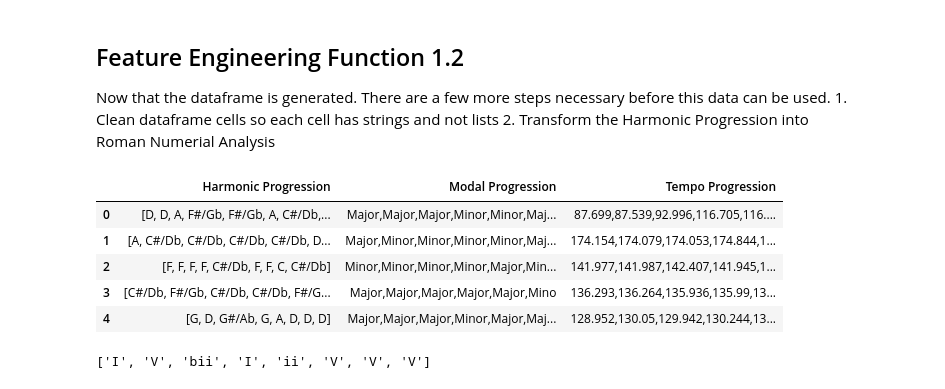
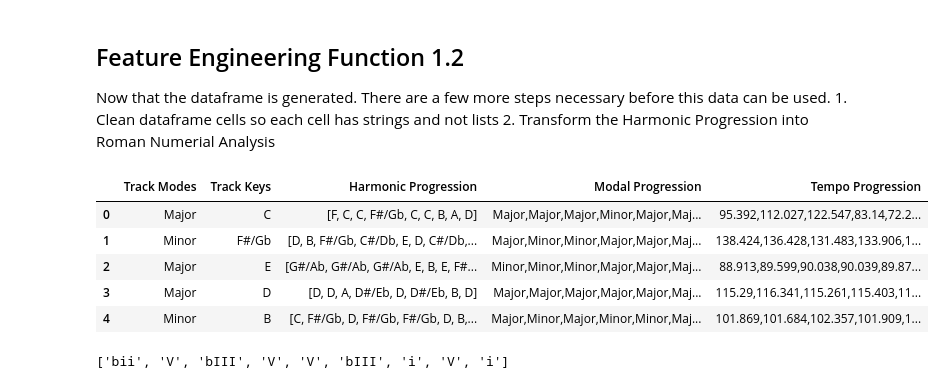
Before and after one commit to FinchMF/Classification_Models, a Jupyter notebook: Gathering_Data.ipynb, the cells around one changed output. Cells and saved outputs as stored; diff of their text form; code cells hidden in the pictures.

```diff
--- a/Gathering_Data.ipynb
+++ b/Gathering_Data.ipynb
@@ -359,7 +375,10 @@ def get_all_keys(genre_id):
     songs = call_spotify(genre_id)
     ids = fetch_ids(songs)
     keys = []
+    count = 0
     for i in ids:
         keys.append(get_key(i))
+        print('--- key data {} retrieved ---'.format(count))
+        count += 1
     return keys
-get_all_keys(genre_dict.get('hip hop playlist'))
+# french_pl_key_df = pd.DataFrame(get_all_keys(genre_dict.get('french playlist')))
@@ -415,9 +416,13 @@ def get_all_key_modes(genre_id):
     songs = call_spotify(genre_id)
     ids = fetch_ids(songs)
     modes = []
-    for i in tqdm(ids):
+    count = 0
+    for i in ids:
         modes.append(get_key_mode(i))
+        print('--- mode data {} retrieved ---'.format(count))
+        count += 1
     return modes
+# french_pl_km_df = pd.DataFrame(get_all_key_modes(genre_dict.get('french playlist')))
 # %%
 # retrieveing track key mode confidence
 def get_mode_consistency(song_id):
@@ -588,0 +592,13 @@ hip_hop_sections_df.head()
+# %%
+french_pl_keys_df = pd.DataFrame(get_all_keys(genre_dict.get('french playlist')))
+french_pl_keys_df = french_pl_keys_df.rename(columns={0: 'Track Keys'})
+french_pl_key_modes_df = pd.DataFrame(get_all_key_modes(genre_dict.get('french playlist')))
+french_pl_key_modes_df = french_pl_key_modes_df.rename(columns={0: 'Track Modes'})
+french_global = pd.concat([french_pl_key_modes_df, french_pl_keys_df], axis = 1)
+
+french_sections_df = pd.DataFrame(fetch_sections_info(genre_dict.get('french playlist')))
+french_sections_df = french_sections_df.rename(columns={0: 'Harmonic Progression',
+                                                          1: 'Modal Progression',
+                                                          2: 'Tempo Progression'})
+
+french_global_and_section_info_df = pd.concat([french_global, french_sections_df], axis = 1)
@@ -607,26 +679,26 @@ def l_to_int(_list):
     return s[:-2]
 # %%
 # cleaning
-hip_hop_sections_df['Harmonic Progression'] = hip_hop_sections_df['Harmonic Progression'].apply(lambda x: list(x))
-hip_hop_sections_df['Modal Progression'] = hip_hop_sections_df['Modal Progression'].apply(lambda x: l_to_s(x))
-hip_hop_sections_df['Tempo Progression'] = hip_hop_sections_df['Tempo Progression'].apply(lambda x: l_to_int(x))
+french_global_and_section_info_df['Harmonic Progression'] = french_global_and_section_info_df['Harmonic Progression'].apply(lambda x: list(x))
+french_global_and_section_info_df['Modal Progression'] = french_global_and_section_info_df['Modal Progression'].apply(lambda x: l_to_s(x))
+french_global_and_section_info_df['Tempo Progression'] = french_global_and_section_info_df['Tempo Progression'].apply(lambda x: l_to_int(x))
 # %%
-hip_hop_sections_df.head()
+french_global_and_section_info_df.head()
 # %% [output]
-|  | Harmonic Progression | Modal Progression | Tempo Progression |
-| 0 | [D, D, A, F#/Gb, F#/Gb, A, C#/Db,... | Major,Major,Major,Minor,Minor,Maj... | 87.699,87.539,92.996,116.705,116.... |
-| 1 | [A, C#/Db, C#/Db, C#/Db, C#/Db, D... | Major,Minor,Minor,Minor,Minor,Maj... | 174.154,174.079,174.053,174.844,1... |
-| 2 | [F, F, F, F, C#/Db, F, F, C, C#/Db] | Minor,Minor,Minor,Minor,Major,Min... | 141.977,141.987,142.407,141.945,1... |
-| 3 | [C#/Db, F#/Gb, C#/Db, C#/Db, F#/G... | Major,Major,Major,Major,Major,Mino | 136.293,136.264,135.936,135.99,13... |
-| 4 | [G, D, G#/Ab, G, A, D, D, D] | Major,Major,Major,Minor,Major,Maj... | 128.952,130.05,129.942,130.244,13... |
+|  | Track Modes | Track Keys | Harmonic Progression | Modal Progression | Tempo Progression |
+| 0 | Major | C | [F, C, C, F#/Gb, C, C, B, A, D] | Major,Major,Major,Minor,Major,Maj... | 95.392,112.027,122.547,83.14,72.2... |
+| 1 | Minor | F#/Gb | [D, B, F#/Gb, C#/Db, E, D, C#/Db,... | Major,Minor,Minor,Major,Major,Maj... | 138.424,136.428,131.483,133.906,1... |
+| 2 | Major | E | [G#/Ab, G#/Ab, G#/Ab, E, B, E, F#... | Minor,Minor,Minor,Major,Major,Maj... | 88.913,89.599,90.038,90.039,89.87... |
+| 3 | Major | D | [D, D, A, D#/Eb, D, D#/Eb, B, D] | Major,Major,Major,Major,Major,Maj... | 115.29,116.341,115.261,115.403,11... |
+| 4 | Minor | B | [C, F#/Gb, D, F#/Gb, F#/Gb, D, B,... | Major,Minor,Major,Minor,Minor,Maj... | 101.869,101.684,102.357,101.909,1... |
 # %%
 # read harmonic_function.py to see how Harmonic Progression is sorted
 from harmonic_function import *
 # %%
-prog = get_progression_m('Major', 'G', hip_hop_sections_df['Harmonic Progression'][4])
+prog = get_progression_m(french_global_and_section_info_df['Track Modes'][4], french_global_and_section_info_df['Track Keys'][4], french_global_and_section_info_df['Harmonic Progression'][4])
 prog
 # %% [output]
-['I', 'V', 'bii', 'I', 'ii', 'V', 'V', 'V']
+['bii', 'V', 'bIII', 'V', 'V', 'bIII', 'i', 'V', 'i']
 # %%
 # Next I need to convert track Key in column to a pitchname
 # Followed by turning track mode in column to a Major or Minor
```
Also changed, not shown: parts of 12 cells of this notebook.
